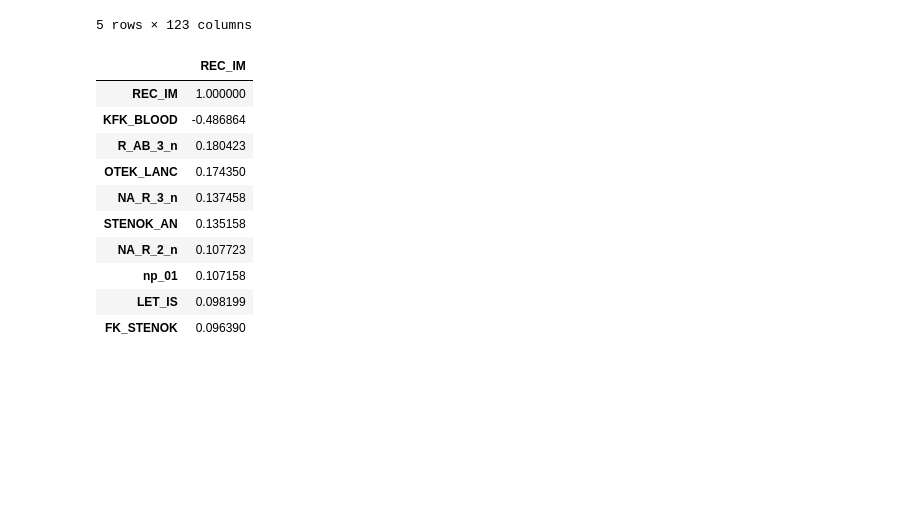
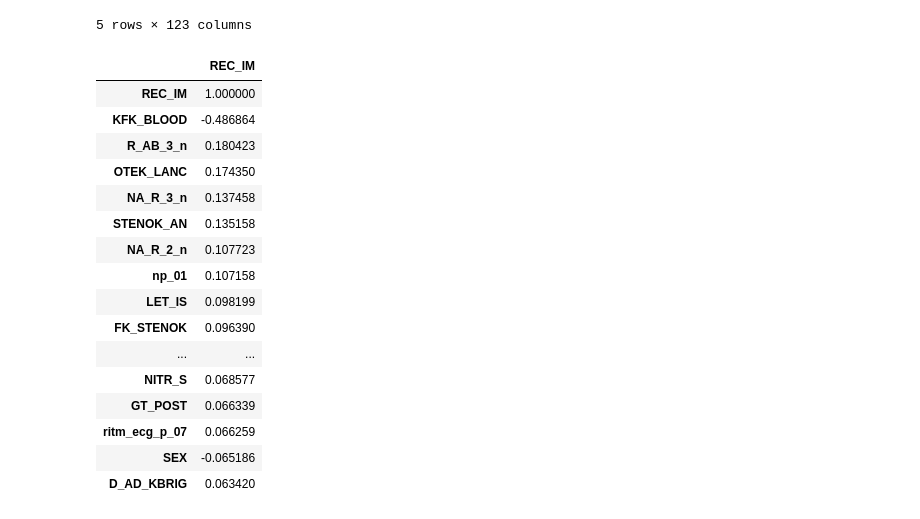
Before and after one commit to natalieseah/MLFinalProject, a Jupyter notebook: variableInvestigationEmily.ipynb, the cells around one changed output. Saved outputs shown, nothing was run; the diff lists cells and outputs as text; code cells hidden in the pictures; blank space fills up the shorter version.

```diff
--- a/variableInvestigationEmily.ipynb
+++ b/variableInvestigationEmily.ipynb
@@ -18,16 +22,22 @@ data.head()
 # %%
 # top ten variable most correlated with relapse of MI
 
-data.corr(numeric_only=True)[['REC_IM']].sort_values(by='REC_IM', key=abs, ascending=False).head(10)
+data.corr(numeric_only=True)[['REC_IM']].sort_values(by='REC_IM', key=abs, ascending=False).head(21)
 # %% [output]
 |  | REC_IM |
 | REC_IM | 1.000000 |
 | KFK_BLOOD | -0.486864 |
 | R_AB_3_n | 0.180423 |
 | OTEK_LANC | 0.174350 |
 | NA_R_3_n | 0.137458 |
 | STENOK_AN | 0.135158 |
 | NA_R_2_n | 0.107723 |
 | np_01 | 0.107158 |
 | LET_IS | 0.098199 |
 | FK_STENOK | 0.096390 |
+| ... | ... |
+| NITR_S | 0.068577 |
+| GT_POST | 0.066339 |
+| ritm_ecg_p_07 | 0.066259 |
+| SEX | -0.065186 |
+| D_AD_KBRIG | 0.063420 |
```
Also changed, not shown: parts of 6 cells of this notebook.
